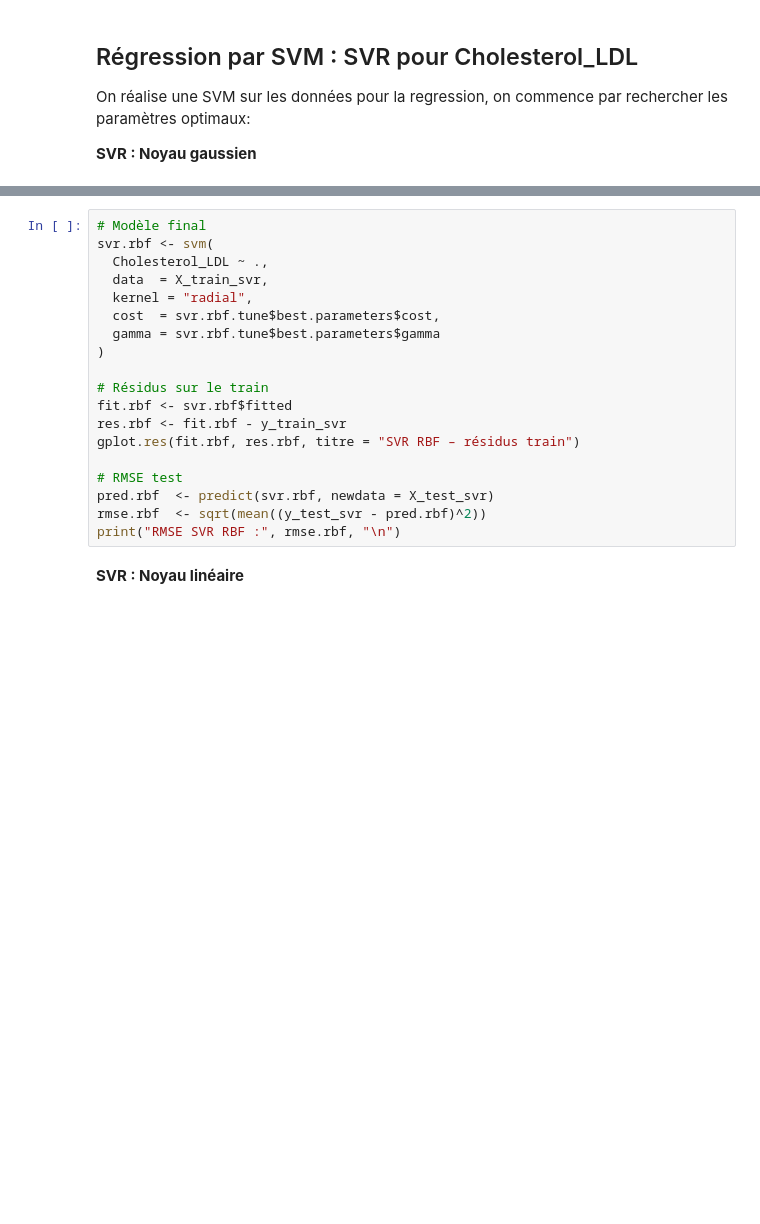
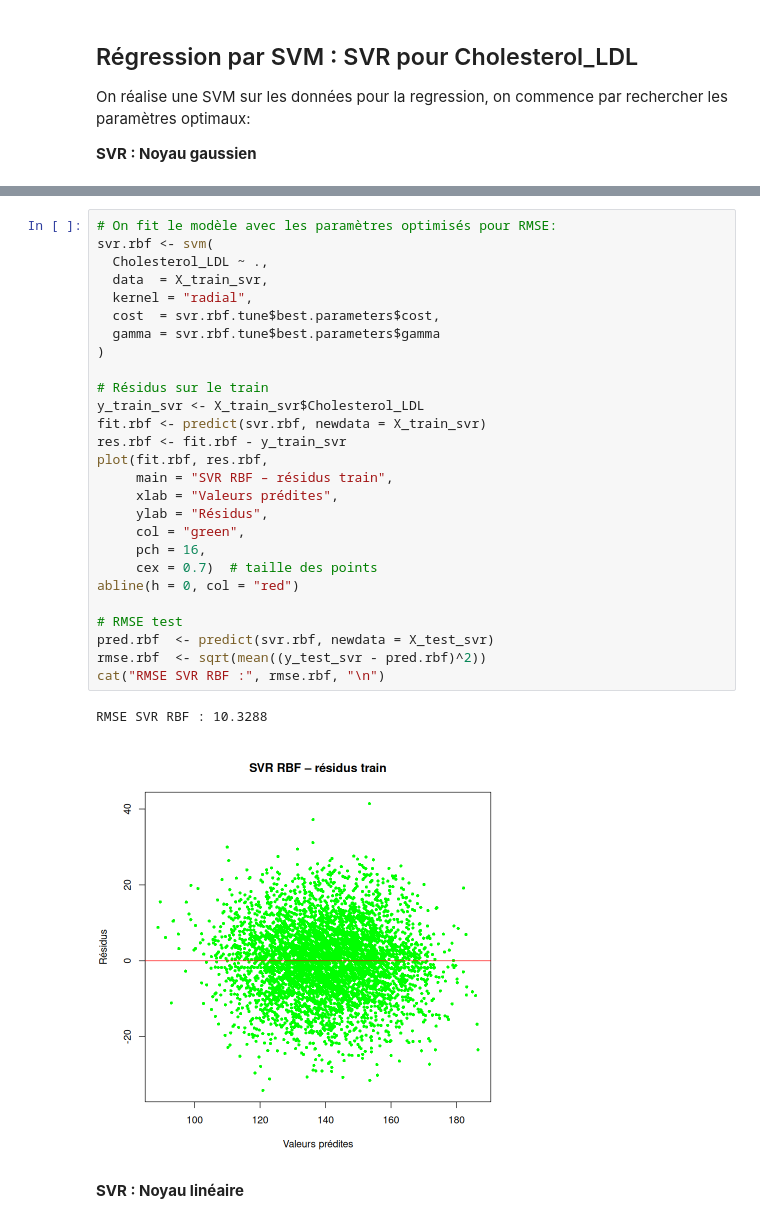
Before and after one commit to nlkris/4MA-Projet-ML, a Jupyter notebook: projet-R-svm-Clara.ipynb, the cells around one changed output, grey strips where cells are left out. Drawn from its saved outputs; the diff is of its cells as text; blank space fills up the shorter version.

```diff
--- a/projet-R-svm-Clara.ipynb
+++ b/projet-R-svm-Clara.ipynb
@@ -639,22 +697,33 @@ cat("Meilleur gamma :", svr.rbf.tune$best.parameters$gamma, "\n")
 # %%
-# Modèle final
+# On fit le modèle avec les paramètres optimisés pour RMSE:
 svr.rbf <- svm(
   Cholesterol_LDL ~ .,
   data  = X_train_svr,
   kernel = "radial",
   cost  = svr.rbf.tune$best.parameters$cost,
   gamma = svr.rbf.tune$best.parameters$gamma
 )
 
 # Résidus sur le train
-fit.rbf <- svr.rbf$fitted
+y_train_svr <- X_train_svr$Cholesterol_LDL
+fit.rbf <- predict(svr.rbf, newdata = X_train_svr)
 res.rbf <- fit.rbf - y_train_svr
-gplot.res(fit.rbf, res.rbf, titre = "SVR RBF – résidus train")
+plot(fit.rbf, res.rbf,
+     main = "SVR RBF – résidus train",
+     xlab = "Valeurs prédites",
+     ylab = "Résidus",
+     col = "green",
+     pch = 16,
+     cex = 0.7)  # taille des points
+abline(h = 0, col = "red")
 
 # RMSE test
 pred.rbf  <- predict(svr.rbf, newdata = X_test_svr)
 rmse.rbf  <- sqrt(mean((y_test_svr - pred.rbf)^2))
-print("RMSE SVR RBF :", rmse.rbf, "\n")
+cat("RMSE SVR RBF :", rmse.rbf, "\n")
+# %% [output]
+RMSE SVR RBF : 10.3288
+[figure, added]
 # %% [markdown]
 **SVR : Noyau linéaire**
 # %%
```
Also changed, not shown: parts of 19 cells of this notebook, 1 other file.
